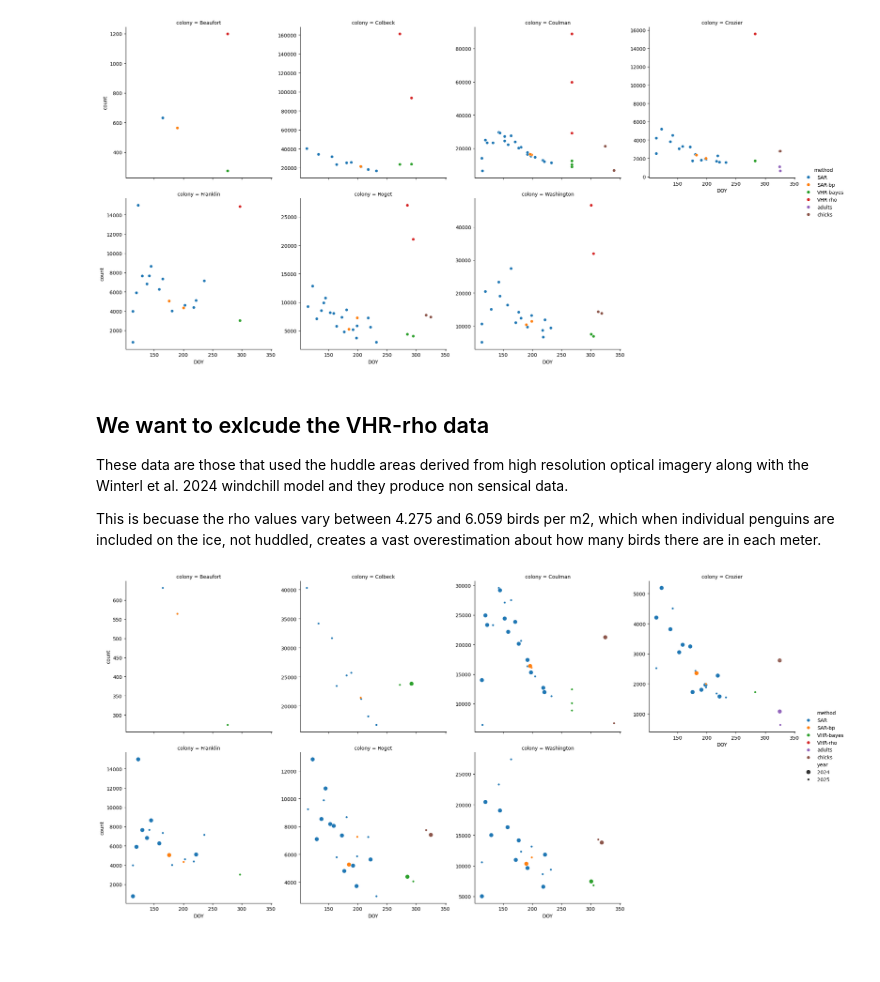
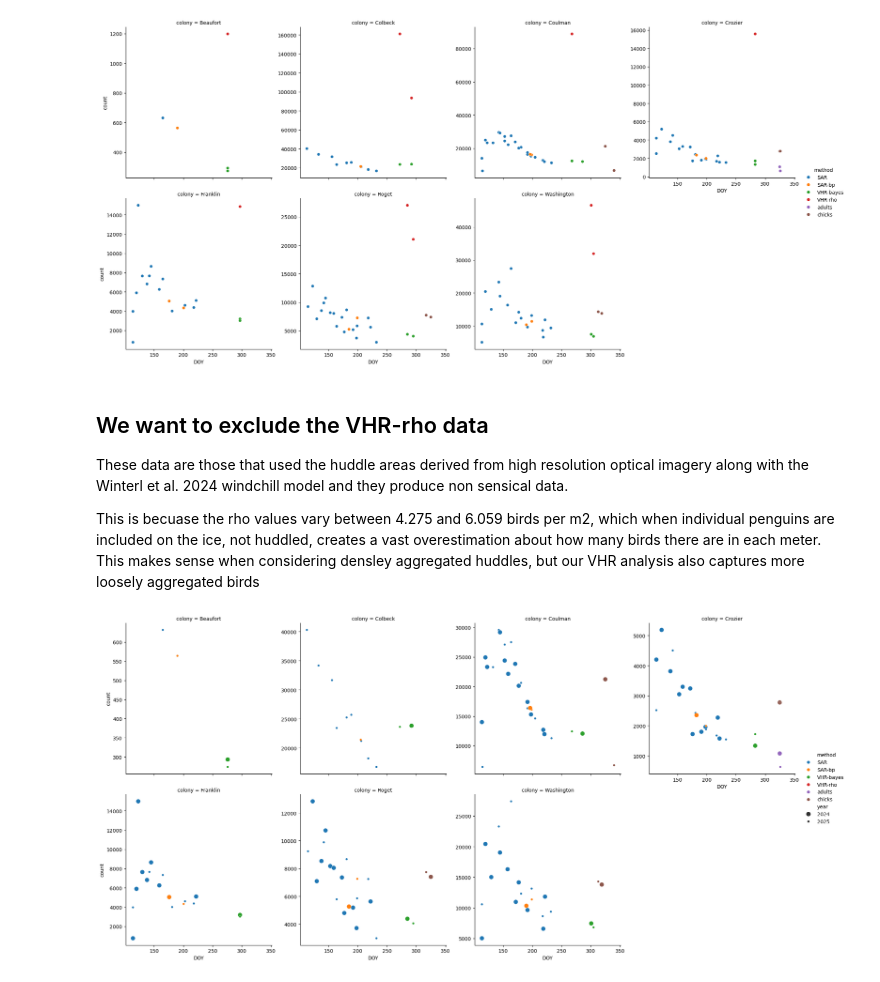
Before and after one commit to rosetazetta/SAR_RossSea_compare, a Jupyter notebook: Code/RossSeaPhenology_plot.ipynb, the cells around one changed output. Saved outputs shown, nothing was run; the diff lists cells and outputs as text; code cells hidden in the pictures; blank space fills up the shorter version.

```diff
--- a/Code/RossSeaPhenology_plot.ipynb
+++ b/Code/RossSeaPhenology_plot.ipynb
@@ -92,12 +92,13 @@ df_RossSea[df_RossSea['year'].isna()]
 # Convert the 'year' column to integers
 df_RossSea['year'] = df_RossSea['year'].astype(int)
 # %%
-# This will work perfectly now!
+#creating categories for plotting
 df_RossSea = df_RossSea.astype({
     'method': 'category',
     'type': 'category',
     'colony': 'category',
-    'year': 'category'
+    'year': 'category',
+    'notes': 'category'
 })
 # %%
 # Loop through your categorical columns
@@ -118,0 +132,18 @@ Levels in 'year':
+# %%
+# Exclude 'iceberg' and 'colony' data from 'notes' row in Coulman 2025 data and move forward with a dataset without those datapoint, to be added back in for other parts of the analysis.
+
+# We need to identify the rows that are coulman, 2025 and VHR-bayes
+
+# Select rows where: ( I didn't need to select these, just use the conditione exclude definition)
+# - colony == 'Coulman'
+# - method == 'VHR-bayes'
+# - year == 2025
+# AND exclude rows where 'notes' == 'colony' or 'iceberg'
+
+#condition_include = (df_RossSea['colony']== "Coulman") & (df_RossSea['method'] == 'VHR-bayes') & (df_RossSea['year'] == 2025)
+condition_exclude = (df_RossSea['notes'] == 'colony') | (df_RossSea['notes'] == 'iceberg')
+
+df_RossSea = df_RossSea[#condition_include &
+    ~condition_exclude]
+
+print(df_RossSea)
@@ -175,28 +224,29 @@ plt.show()
 # %% [output]
 [figure]
 # %% [markdown]
-## We want to exlcude the VHR-rho data
+## We want to exclude the VHR-rho data
 
 These data are those that used the huddle areas derived from high resolution optical imagery along with the Winterl et al. 2024 windchill model and they produce non sensical data.
 
-This is becuase the rho values vary between 4.275 and 6.059 birds per m2, which when individual penguins are included on the ice, not huddled, creates a vast overestimation about how many birds there are in each meter.
+This is becuase the rho values vary between 4.275 and 6.059 birds per m2, which when individual penguins are included on the ice, not huddled, creates a vast overestimation about how many birds there are in each meter. This makes sense when considering densley aggregated huddles, but our VHR analysis also captures more loosely aggregated birds
 # %%
 # Exclude a level from method
 
 filtered_df_RS = df_RossSea[df_RossSea["method"] != "VHR-rho"]
 
 # Creates a row of separate subplots for each colony
 sns.relplot(
     data=filtered_df_RS,
     x='DOY',
     y='count',
     col='colony',   # Separate subplots by colony
     hue='method',   # Distinct colors for each method
     kind='scatter',  # Can change to 'line' if needed
     col_wrap=4,
     size = 'year',
+    sizes = (20, 80),
     facet_kws=dict(sharey=False))
 
 plt.show()
 # %% [output]
-[figure, old version]
+[figure, new version]
```
Also changed, not shown: parts of 31 cells of this notebook.
